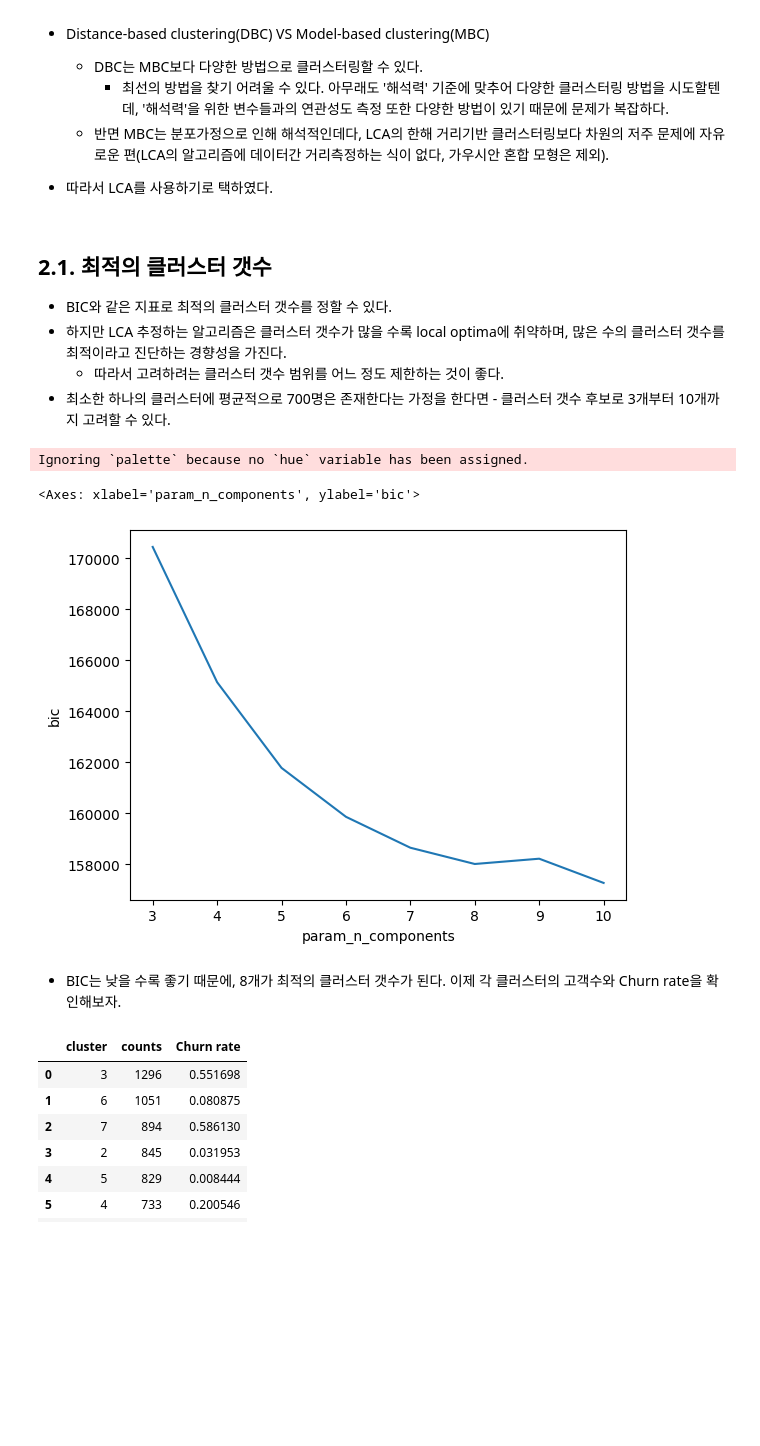
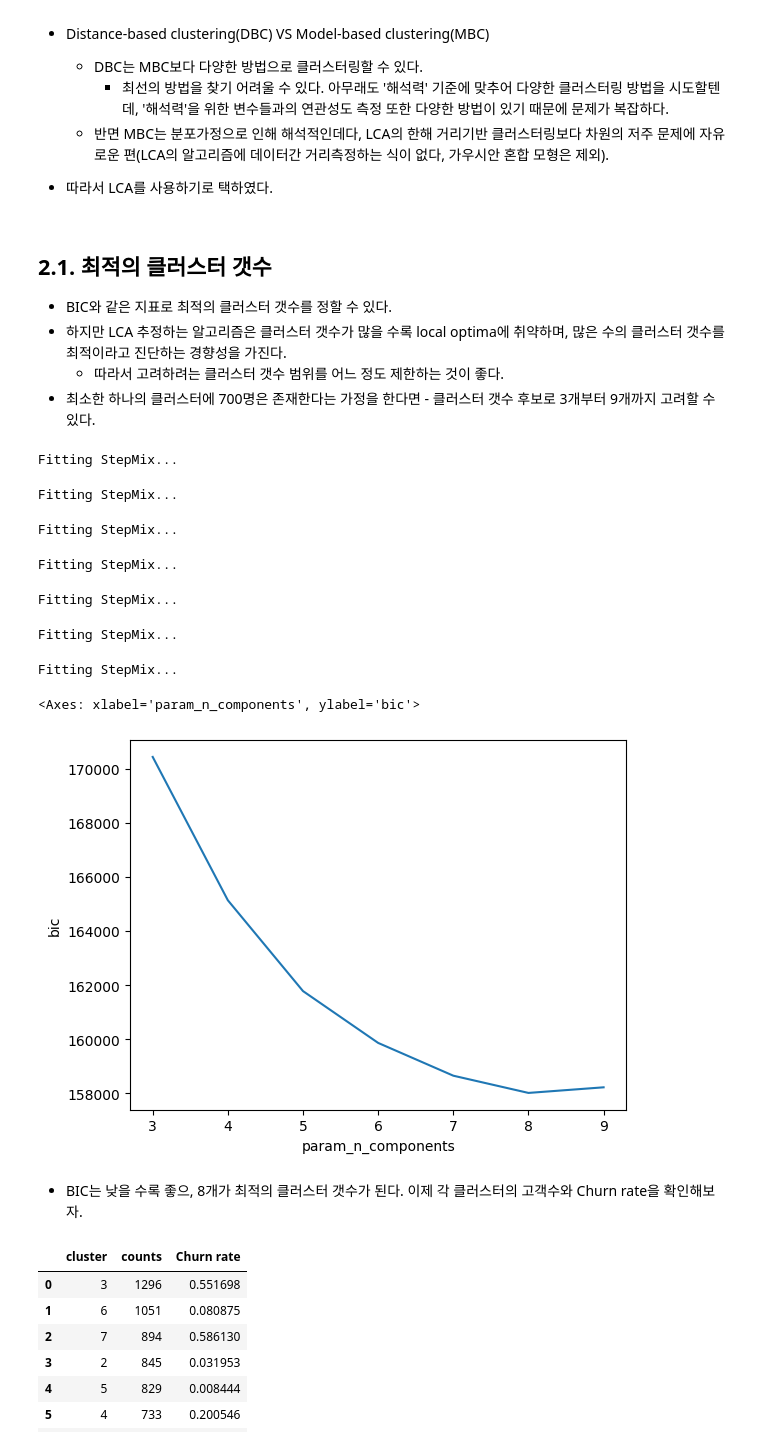
Before and after one commit to jinwu99/Telco-Customer-Churn-Analysis, a Jupyter notebook: Telco_customer_churn_analysis_.ipynb, the cells around one changed output. Cells and saved outputs as stored; diff of their text form; code cells hidden in the pictures; blank space fills up the shorter version.

```diff
--- a/Telco_customer_churn_analysis_.ipynb
+++ b/Telco_customer_churn_analysis_.ipynb
@@ -304,25 +304,29 @@ for col in df_cat.columns:
 * BIC와 같은 지표로 최적의 클러스터 갯수를 정할 수 있다.
 * 하지만 LCA 추정하는 알고리즘은 클러스터 갯수가 많을 수록 local optima에 취약하며, 많은 수의 클러스터 갯수를 최적이라고 진단하는 경향성을 가진다.
     * 따라서 고려하려는 클러스터 갯수 범위를 어느 정도 제한하는 것이 좋다.
-* 최소한 하나의 클러스터에 평균적으로 700명은 존재한다는 가정을 한다면 - 클러스터 갯수 후보로 3개부터 10개까지 고려할 수 있다.
+* 최소한 하나의 클러스터에 700명은 존재한다는 가정을 한다면 - 클러스터 갯수 후보로 3개부터 9개까지 고려할 수 있다.
 # %%
-%%capture
-k_candidates = range(3,11,1)
-results = dict(param_n_components=[], aic=[], bic=[])
+k_candidates = range(3,10,1)
+results = dict(param_n_components=[], bic=[])
 for k in k_candidates:
     model = StepMix(n_components=k, measurement="categorical", random_state=99)
     model.fit(df_cat)
     results['param_n_components'].append(k)
-    results['aic'].append(model.aic(df_cat))
     results['bic'].append(model.bic(df_cat))
 
-sns.lineplot(data=results, x='param_n_components', y='bic', palette='Dark2')
+sns.lineplot(data=results, x='param_n_components', y='bic')
 # %% [output]
-Ignoring `palette` because no `hue` variable has been assigned.
+Fitting StepMix...
-<Axes: xlabel='param_n_components', ylabel='bic'>
+Fitting StepMix...
+Fitting StepMix...
+Fitting StepMix...
+Fitting StepMix...
+Fitting StepMix...
+Fitting StepMix...
+<Axes: xlabel='param_n_components', ylabel='bic'>
-[figure, old version]
+[figure, new version]
 # %% [markdown]
-* BIC는 낮을 수록 좋기 때문에, 8개가 최적의 클러스터 갯수가 된다. 이제 각 클러스터의 고객수와 Churn rate을 확인해보자.
+* BIC는 낮을 수록 좋으, 8개가 최적의 클러스터 갯수가 된다. 이제 각 클러스터의 고객수와 Churn rate을 확인해보자.
 # %%
 %%capture
 num_cluster = 8
```
